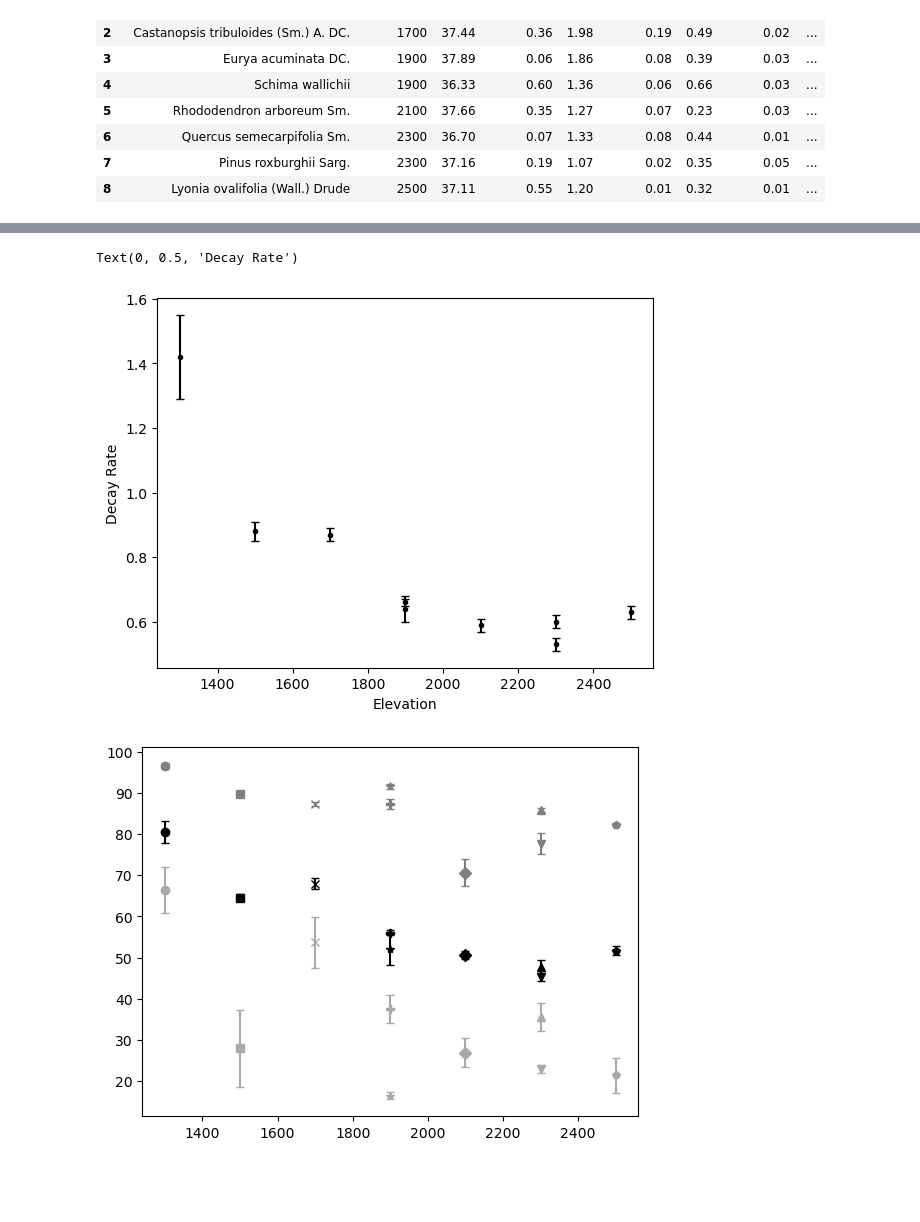
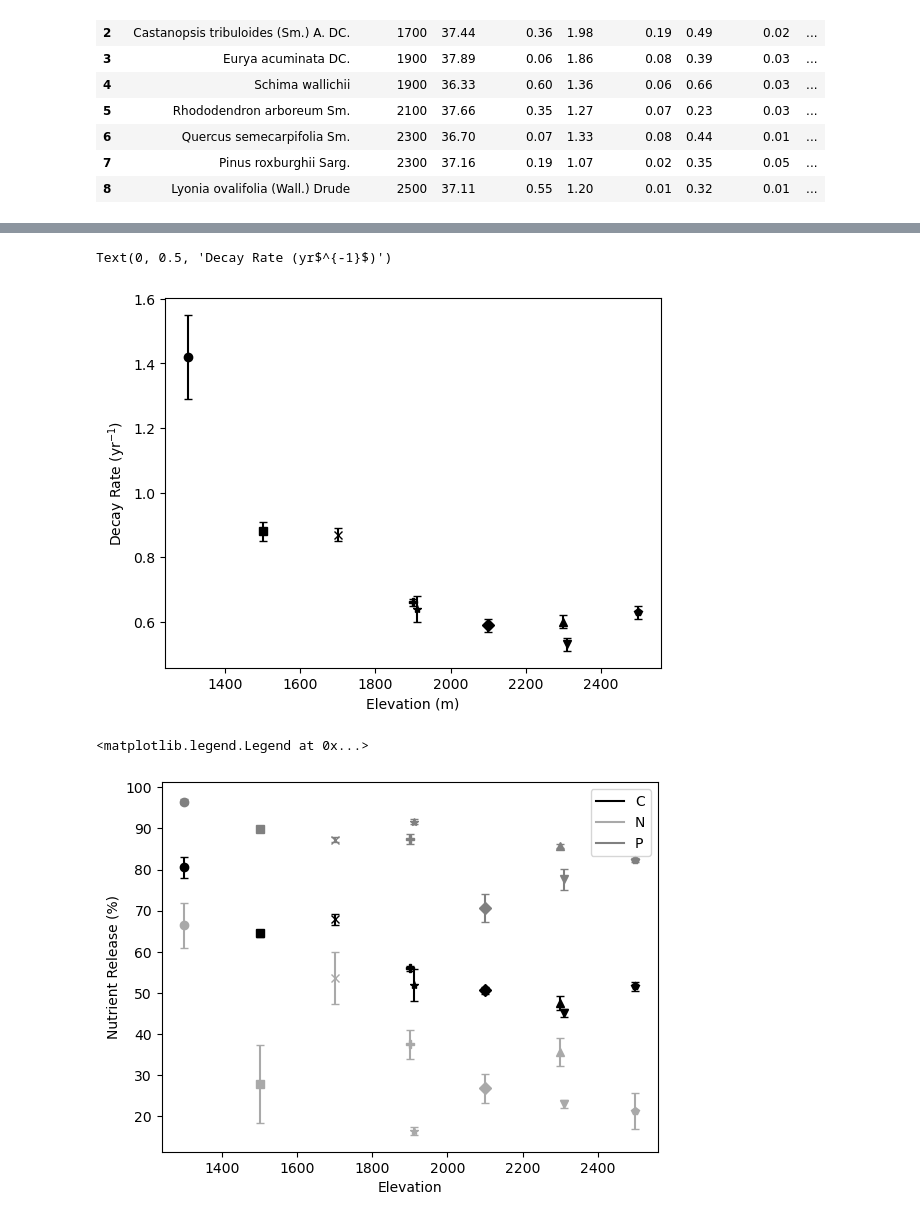
Before and after one commit to skip-skip/BiogeochemFin, a Jupyter notebook: Final.ipynb, the cells around one changed output, grey strips where cells are left out. Saved outputs shown, nothing was run; the diff lists cells and outputs as text; code cells hidden in the pictures; blank space fills up the shorter version.

```diff
--- a/Final.ipynb
+++ b/Final.ipynb
@@ -94,11 +134,22 @@ Text(0, 0.5, 'Litter Mass Loss')
 # %%
 
 fix,ax = plt.subplots()
+leg_el = []
+leg_name=[]
 
-ax.errorbar(df['elevation'], df['K'], yerr=df['K std. Err'], capsize=3, color='black', marker='.', ls='none')
+elev_prev = -1
+for index, row in df.iterrows():
+    if elev_prev == row['elevation']:
+        row['elevation'] += 10
+    ax.errorbar(row['elevation'], row['K'], yerr=row['K std. Err'], capsize=3, color='black', marker=markers[index], ls='none')
+    leg_el.append(ax.scatter([],[],color='black', marker=markers[index]))
+    leg_name.append(row['Tree species'].split()[0])
+    elev_prev = row['elevation']
 
-ax.set_xlabel('Elevation')
-ax.set_ylabel('Decay Rate')
+
+ax.set_xlabel('Elevation (m)')
+ax.set_ylabel('Decay Rate (yr$^{-1}$)')
+
 #    ax.errorbar(row['elevation'], row['N'],yerr=row['N std. Err'],capsize=3, color='darkgray', marker=markers[index])
 #    ax.errorbar(row['elevation'], row['P'],yerr=row['P std. Err'],capsize=3, color='gray', marker=markers[index])
 
@@ -106,17 +157,33 @@ ax.set_ylabel('Decay Rate')
 #ax.scatter(df['elevation'], df['P'], color='lightgray', marker = 'o')
 #ax2.scatter(df['elevation'], df['C'], color='black', marker = 'o')
 # %% [output]
-Text(0, 0.5, 'Decay Rate')
+Text(0, 0.5, 'Decay Rate (yr$^{-1}$)')
-[figure, old version]
+[figure, new version]
 # %%
+# FINAL NUTRIENT LEVELS as PERCENT RELEASED
 markers = ('o','s','x','P','*','D','^','v','p')
-colors = ('o','s','x','P','*','D','^','v','p')
 
 fix,ax = plt.subplots()
+leg_el = []
+leg_name=[]
 
+elev_prev = -1
 for index, row in df.iterrows():
+    if elev_prev == row['elevation']:
+        row['elevation'] += 10
     ax.errorbar(row['elevation'], row['C Release'],yerr=row['C rel std. err'],capsize=3, color='black', marker=markers[index])
     ax.errorbar(row['elevation'], row['N Release'],yerr=row['N rel std. err'],capsize=3, color='darkgray', marker=markers[index])
     ax.errorbar(row['elevation'], row['P Release'],yerr=row['P rel std. err'],capsize=3, color='gray', marker=markers[index])
+    elev_prev = row['elevation']
+ax.set_xlabel('Elevation (m)')
+ax.set_ylabel('Nutrient Release (%)')
+leg_el.append(Line2D([0],[0],color='black'))
+leg_el.append(Line2D([0],[0],color='darkgray'))
+leg_el.append(Line2D([0],[0],color='gray'))
+leg_name.append('C')
+leg_name.append('N')
+leg_name.append('P')
+ax.legend(leg_el, leg_name)
 # %% [output]
+<matplotlib.legend.Legend at 0x...>
-[figure, old version]
+[figure, new version]
```
Also changed, not shown: parts of 7 cells of this notebook.
